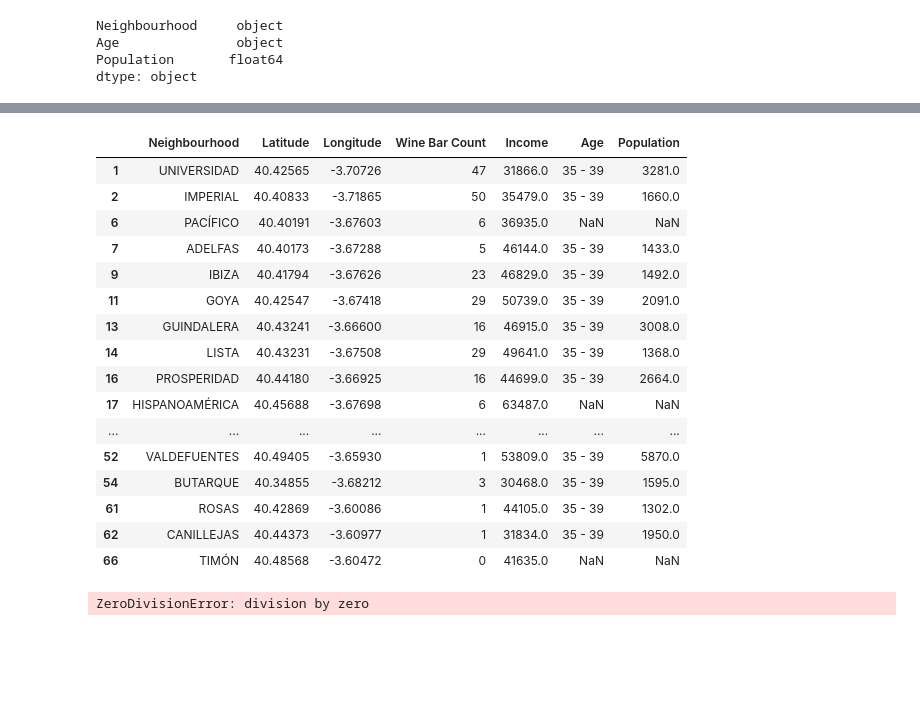
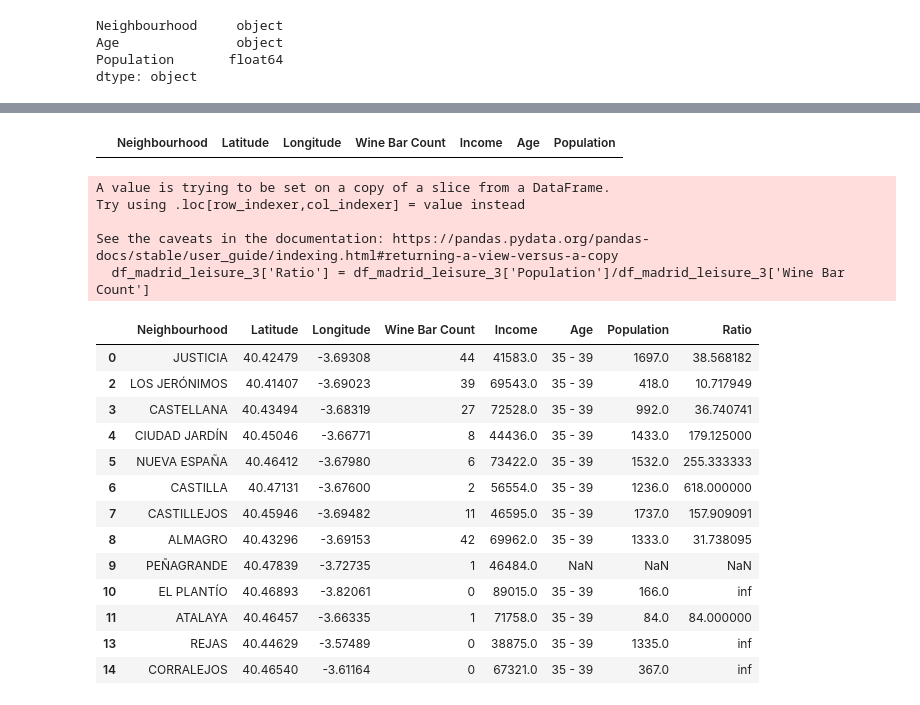
Before and after one commit to Aplatm/Ganz, a Jupyter notebook: Gantz V1.0.ipynb, the cells around one changed output, grey strips where cells are left out. Cells and saved outputs as stored; diff of their text form; code cells hidden in the pictures; blank space fills up the shorter version.

```diff
--- a/Gantz V1.0.ipynb
+++ b/Gantz V1.0.ipynb
@@ -485,3 +523,3 @@ df_madrid_population = df_madrid_population[df_madrid_population['Age'] != 'Tota
 # %%
 # Converting the Age column to integer
-df_madrid_population['Age'] = df_madrid_population['Age'].astype(int)
+#df_madrid_population['Age'] = df_madrid_population['Age'].astype(int)
@@ -488,3 +552,9 @@ df_madrid_population['Age'] = df_madrid_population['Age'].astype(int)
+# %%
+cambio_barrio_population = {'APOSTOL SANTIAGO': 'APÓSTOL SANTIAGO','ARGUELLES':'ARGÜELLES','CASCO H.BARAJAS':'CASCO HISTÓRICO DE BARAJAS','CASCO H.VALLECAS':'CASCO HISTÓRICO DE VALLECAS','CASCO H.VICALVARO':'CASCO HISTÓRICO DE VICÁLVARO','CIUDAD JARDIN':'CIUDAD JARDÍN','EL PLANTIO':'EL PLANTÍO','ENTREVIAS':'ENTREVÍAS','FONTARRON':'FONTARRÓN','HELLIN':'HELLÍN','HISPANOAMERICA':'HISPANOAMÉRICA','CHOPERA':'LA CHOPERA','CONCEPCION':'LA CONCEPCIÓN', 'ESTRELLA':'LA ESTRELLA','LAS AGUILAS': 'LAS ÁGUILAS','LOS CARMENES':'LOS CÁRMENES','LOS JERONIMOS': 'LOS JERÓNIMOS','LOS ANGELES':'LOS ÁNGELES', 'MOSCARDO': 'MOSCARDÓ','NIÑO JESUS':'NIÑO JESÚS','PACIFICO':'PACÍFICO','PEÑAGRANDE':'PEÑAGRANDE','PUERTA DEL ANGEL':'PUERTA DEL ÁNGEL','RIOS ROSAS':'RÍOS ROSAS','SAN CRISTOBAL':'SAN CRISTÓBAL', 'SAN FERMIN': 'SAN FERMÍN','TIMON':'TIMÓN','VALDEMARIN':'VALDEMARÍN','ZOFIO':'ZOFÍO'}
+# %%
+for i in df_madrid_population['Neighbourhood']:
+    if i in cambio_barrio_population:
+        df_madrid_population.loc[df_madrid_population['Neighbourhood'] == i, 'Neighbourhood'] = cambio_barrio_population[i]
 # %%
 # making population column as integer
 df_madrid_population.dtypes
@@ -992,7 +1202,7 @@ Population       float64
 dtype: object
 # %%
 #Changing Income to int
-df_madrid_leisure = df_madrid_leisure.merge(df_madrid_population, how='left', on='Neighbourhood')
-df_madrid_leisure
+df_madrid_leisure_4= df_madrid_leisure_4.merge(df_madrid_population, how='left', on='Neighbourhood')
+df_madrid_leisure_4
 # %% [output]
 |  | Neighbourhood | Latitude | Longitude | Wine Bar Count | Income | Age | Population |
@@ -1011,25 +1210,9 @@ df_madrid_leisure
 # %%
 #dropping the neighborhoods that in Income are less than 30000
-df_madrid_leisure = df_madrid_leisure[df_madrid_leisure['Income'] > 30000]
-df_madrid_leisure
+df_madrid_leisure_4 = df_madrid_leisure_4[df_madrid_leisure_4['Income'] > 35000]
+df_madrid_leisure_4
 # %% [output]
 |  | Neighbourhood | Latitude | Longitude | Wine Bar Count | Income | Age | Population |
-| 1 | UNIVERSIDAD | 40.42565 | -3.70726 | 47 | 31866.0 | 35 - 39 | 3281.0 |
-| 2 | IMPERIAL | 40.40833 | -3.71865 | 50 | 35479.0 | 35 - 39 | 1660.0 |
-| 6 | PACÍFICO | 40.40191 | -3.67603 | 6 | 36935.0 | NaN | NaN |
-| 7 | ADELFAS | 40.40173 | -3.67288 | 5 | 46144.0 | 35 - 39 | 1433.0 |
-| 9 | IBIZA | 40.41794 | -3.67626 | 23 | 46829.0 | 35 - 39 | 1492.0 |
-| 11 | GOYA | 40.42547 | -3.67418 | 29 | 50739.0 | 35 - 39 | 2091.0 |
-| 13 | GUINDALERA | 40.43241 | -3.66600 | 16 | 46915.0 | 35 - 39 | 3008.0 |
-| 14 | LISTA | 40.43231 | -3.67508 | 29 | 49641.0 | 35 - 39 | 1368.0 |
-| 16 | PROSPERIDAD | 40.44180 | -3.66925 | 16 | 44699.0 | 35 - 39 | 2664.0 |
-| 17 | HISPANOAMÉRICA | 40.45688 | -3.67698 | 6 | 63487.0 | NaN | NaN |
-| ... | ... | ... | ... | ... | ... | ... | ... |
-| 52 | VALDEFUENTES | 40.49405 | -3.65930 | 1 | 53809.0 | 35 - 39 | 5870.0 |
-| 54 | BUTARQUE | 40.34855 | -3.68212 | 3 | 30468.0 | 35 - 39 | 1595.0 |
-| 61 | ROSAS | 40.42869 | -3.60086 | 1 | 44105.0 | 35 - 39 | 1302.0 |
-| 62 | CANILLEJAS | 40.44373 | -3.60977 | 1 | 31834.0 | 35 - 39 | 1950.0 |
-| 66 | TIMÓN | 40.48568 | -3.60472 | 0 | 41635.0 | NaN | NaN |
 # %%
 #---------------------------------------------------------------------------
 # Finding the ideal Neighbourhood for the user, making a relationship between the number of Wine Bars and the number of people living in the neighbourhood
@@ -1037,7 +1220,25 @@ df_madrid_leisure
 #---------------------------------------------------------------------------
 # %%
 # Creating a new column with the ratio of the number of people living in the neighbourhood and the number of Wine Bars
-df_madrid_leisure['Ratio'] = df_madrid_leisure['Population']/df_madrid_leisure['Wine Bar Count']
-df_madrid_leisure
+df_madrid_leisure_3['Ratio'] = df_madrid_leisure_3['Population']/df_madrid_leisure_3['Wine Bar Count']
+df_madrid_leisure_3
 # %% [output]
-ZeroDivisionError: division by zero
+A value is trying to be set on a copy of a slice from a DataFrame.
+Try using .loc[row_indexer,col_indexer] = value instead
+
+See the caveats in the documentation: https://pandas.pydata.org/pandas-docs/stable/user_guide/indexing.html#returning-a-view-versus-a-copy
+  df_madrid_leisure_3['Ratio'] = df_madrid_leisure_3['Population']/df_madrid_leisure_3['Wine Bar Count']
+|  | Neighbourhood | Latitude | Longitude | Wine Bar Count | Income | Age | Population | Ratio |
+| 0 | JUSTICIA | 40.42479 | -3.69308 | 44 | 41583.0 | 35 - 39 | 1697.0 | 38.568182 |
+| 2 | LOS JERÓNIMOS | 40.41407 | -3.69023 | 39 | 69543.0 | 35 - 39 | 418.0 | 10.717949 |
+| 3 | CASTELLANA | 40.43494 | -3.68319 | 27 | 72528.0 | 35 - 39 | 992.0 | 36.740741 |
+| 4 | CIUDAD JARDÍN | 40.45046 | -3.66771 | 8 | 44436.0 | 35 - 39 | 1433.0 | 179.125000 |
+| 5 | NUEVA ESPAÑA | 40.46412 | -3.67980 | 6 | 73422.0 | 35 - 39 | 1532.0 | 255.333333 |
+| 6 | CASTILLA | 40.47131 | -3.67600 | 2 | 56554.0 | 35 - 39 | 1236.0 | 618.000000 |
+| 7 | CASTILLEJOS | 40.45946 | -3.69482 | 11 | 46595.0 | 35 - 39 | 1737.0 | 157.909091 |
+| 8 | ALMAGRO | 40.43296 | -3.69153 | 42 | 69962.0 | 35 - 39 | 1333.0 | 31.738095 |
+| 9 | PEÑAGRANDE | 40.47839 | -3.72735 | 1 | 46484.0 | NaN | NaN | NaN |
+| 10 | EL PLANTÍO | 40.46893 | -3.82061 | 0 | 89015.0 | 35 - 39 | 166.0 | inf |
+| 11 | ATALAYA | 40.46457 | -3.66335 | 1 | 71758.0 | 35 - 39 | 84.0 | 84.000000 |
+| 13 | REJAS | 40.44629 | -3.57489 | 0 | 38875.0 | 35 - 39 | 1335.0 | inf |
+| 14 | CORRALEJOS | 40.46540 | -3.61164 | 0 | 67321.0 | 35 - 39 | 367.0 | inf |
```
Also changed, not shown: parts of 67 cells of this notebook.
